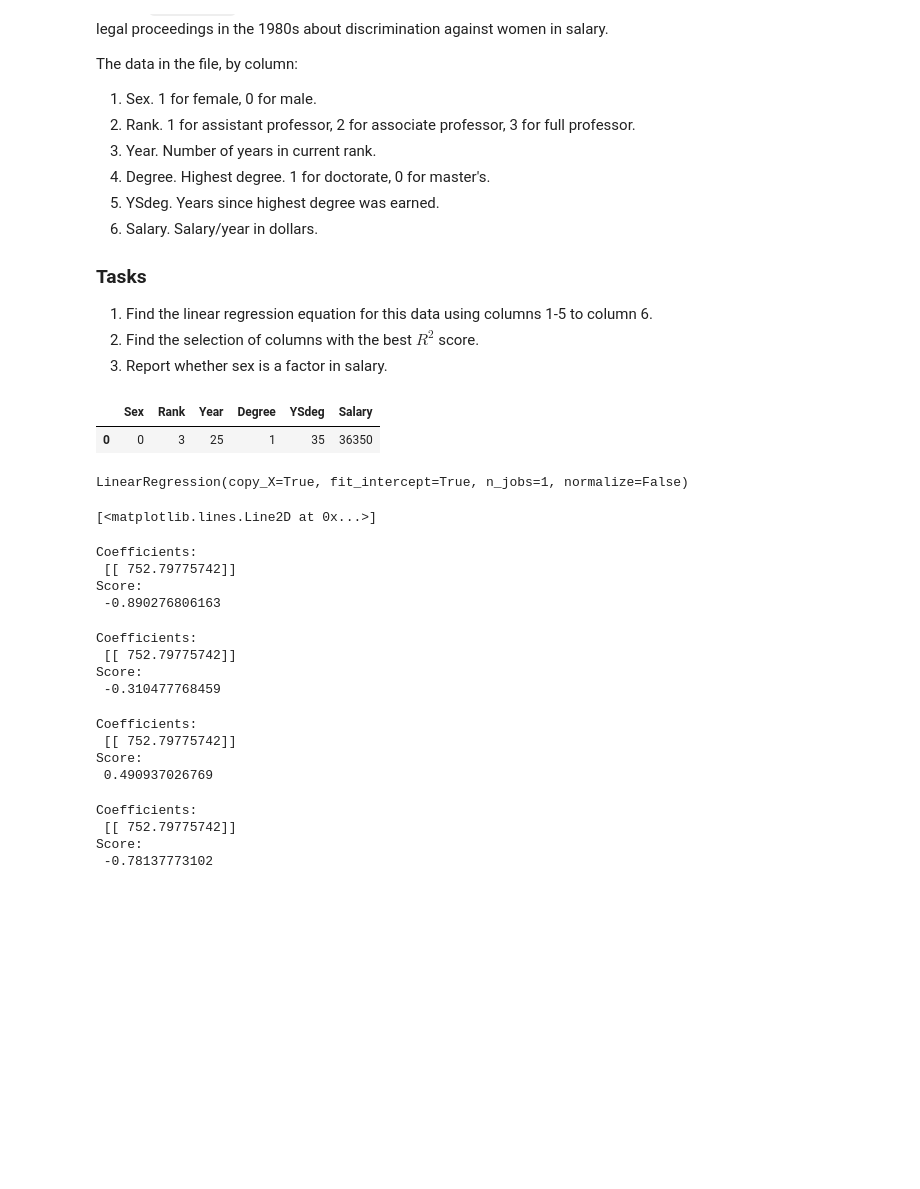
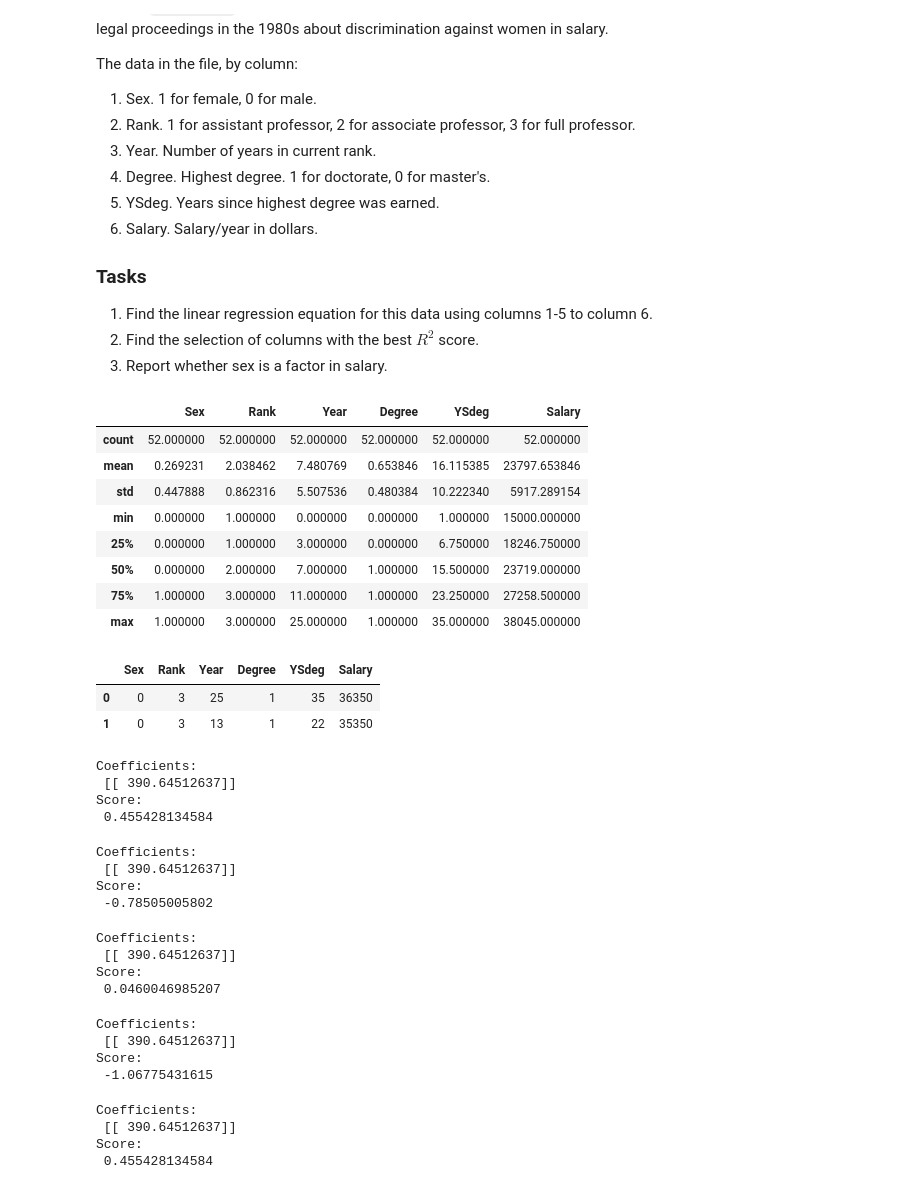
Before and after one commit to JeffHacker/linear-regression, a Jupyter notebook: Simple Linear Regression.ipynb, the cells around one changed output. Saved outputs shown, nothing was run; the diff lists cells and outputs as text; code cells hidden in the pictures; blank space fills up the shorter version.

```diff
--- a/Simple Linear Regression.ipynb
+++ b/Simple Linear Regression.ipynb
@@ -116,10 +134,5 @@ The data in the file, by column:
 2. Find the selection of columns with the best $R^2$ score.
 3. Report whether sex is a factor in salary.
 # %%
-df = pd.read_fwf("salary.txt", header=None,
+df2 = pd.read_fwf("salary.txt", header=None,
                  names=["Sex", "Rank", "Year", "Degree", "YSdeg", "Salary"])
-# %%
-df.head(1)
-# %% [output]
-|  | Sex | Rank | Year | Degree | YSdeg | Salary |
-| 0 | 0 | 3 | 25 | 1 | 35 | 36350 |
@@ -133,46 +139,63 @@ salary = df[['Salary']]
-# %%
-reg3 = linear_model.LinearRegression()
-reg3.fit(input, salary)
-# %% [output]
-LinearRegression(copy_X=True, fit_intercept=True, n_jobs=1, normalize=False)
-# %%
-plt.scatter(brain, body, color='violet')
-plt.plot(input, reg3.predict(input), color='orange', linewidth=6)
-# %% [output]
-[<matplotlib.lines.Line2D at 0x...>]
+# %%
+df2.describe()
+# %% [output]
+|  | Sex | Rank | Year | Degree | YSdeg | Salary |
+| count | 52.000000 | 52.000000 | 52.000000 | 52.000000 | 52.000000 | 52.000000 |
+| mean | 0.269231 | 2.038462 | 7.480769 | 0.653846 | 16.115385 | 23797.653846 |
+| std | 0.447888 | 0.862316 | 5.507536 | 0.480384 | 10.222340 | 5917.289154 |
+| min | 0.000000 | 1.000000 | 0.000000 | 0.000000 | 1.000000 | 15000.000000 |
+| 25% | 0.000000 | 1.000000 | 3.000000 | 0.000000 | 6.750000 | 18246.750000 |
+| 50% | 0.000000 | 2.000000 | 7.000000 | 1.000000 | 15.500000 | 23719.000000 |
+| 75% | 1.000000 | 3.000000 | 11.000000 | 1.000000 | 23.250000 | 27258.500000 |
+| max | 1.000000 | 3.000000 | 25.000000 | 1.000000 | 35.000000 | 38045.000000 |
+# %%
+df2.head(2)
+# %% [output]
+|  | Sex | Rank | Year | Degree | YSdeg | Salary |
+| 0 | 0 | 3 | 25 | 1 | 35 | 36350 |
+| 1 | 0 | 3 | 13 | 1 | 22 | 35350 |
+# %%
+# input = df2[['Sex']]
+print('Coefficients: \n', reg3.coef_)
+print('Score: \n', reg3.score(input, salary))
+# %% [output]
+Coefficients:
+ [[ 390.64512637]]
+Score:
+ 0.455428134584
 # %%
-input = df[['Sex']]
+input = df2[['Rank']]
 print('Coefficients: \n', reg3.coef_)
 print('Score: \n', reg3.score(input, salary))
 # %% [output]
 Coefficients:
- [[ 752.79775742]]
+ [[ 390.64512637]]
 Score:
- -0.890276806163
+ -0.78505005802
 # %%
-input = df[['Rank']]
+input = df2[['Year']]
 print('Coefficients: \n', reg3.coef_)
 print('Score: \n', reg3.score(input, salary))
 # %% [output]
 Coefficients:
- [[ 752.79775742]]
+ [[ 390.64512637]]
 Score:
- -0.310477768459
+ 0.0460046985207
 # %%
-input = df[['Year']]
+input = df2[['Degree']]
 print('Coefficients: \n', reg3.coef_)
 print('Score: \n', reg3.score(input, salary))
 # %% [output]
 Coefficients:
- [[ 752.79775742]]
+ [[ 390.64512637]]
 Score:
- 0.490937026769
+ -1.06775431615
 # %%
-input = df[['Degree']]
+input = df2[['YSdeg']]
 print('Coefficients: \n', reg3.coef_)
 print('Score: \n', reg3.score(input, salary))
 # %% [output]
 Coefficients:
- [[ 752.79775742]]
+ [[ 390.64512637]]
 Score:
- -0.78137773102
+ 0.455428134584
```
Also changed, not shown: parts of 17 cells of this notebook, 2 other files.
